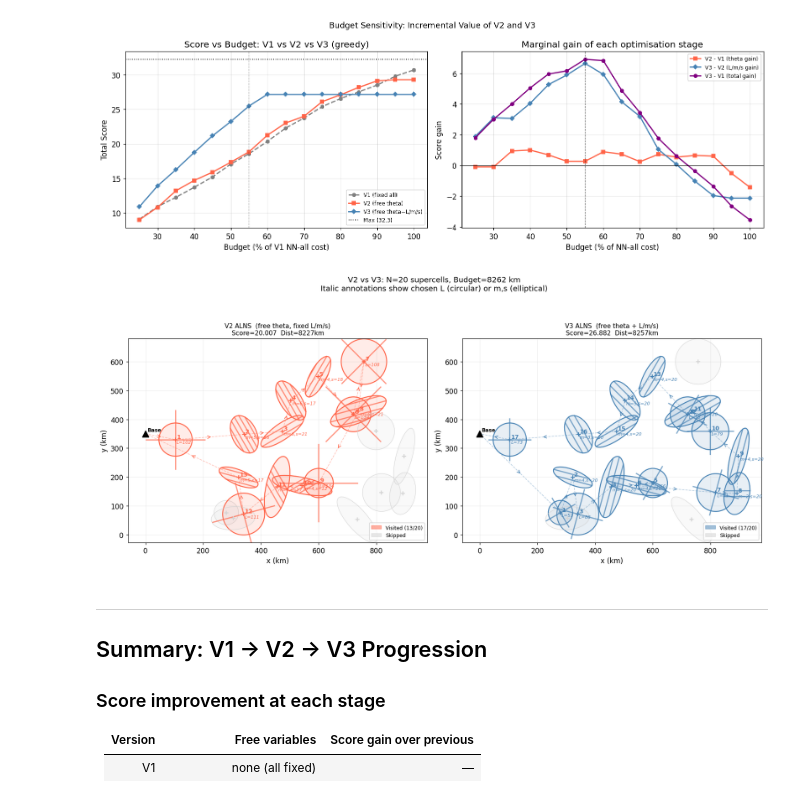
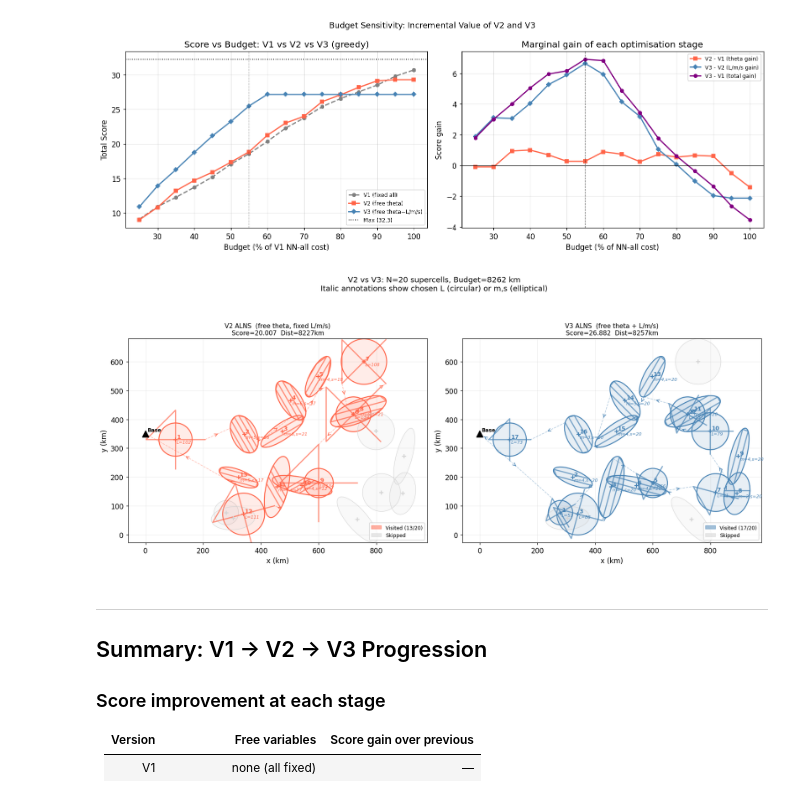
Before and after one commit to xf37/aerial-met-survey-optimizer, a Jupyter notebook: 05_v3_orienteering.ipynb, the cells around one changed output. Saved outputs shown, nothing was run; the diff lists cells and outputs as text; code cells hidden in the pictures.

```diff
--- a/05_v3_orienteering.ipynb
+++ b/05_v3_orienteering.ipynb
@@ -1004,37 +1004,42 @@ def draw_v3_route(ax, tour, configs, title, col='steelblue'):
         th3 = THETA_SET[k3]
         col_ = col if in_v else 'lightgray'
         lw_  = 1.5 if in_v else 0.6
-        al_  = 0.7 if in_v else 0.2
 
         if isinstance(cell, CircularSupercell):
             L3 = ex3
-            ax.add_patch(plt.Circle(cell.center, cell.radius,
-                                     color=col_, alpha=0.12))
-            ax.add_patch(plt.Circle(cell.center, cell.radius,
-                                     fill=False, edgecolor=col_, lw=lw_))
+            ax.add_patch(plt.Circle(cell.center, cell.radius, color=col_, alpha=0.12))
+            ax.add_patch(plt.Circle(cell.center, cell.radius, fill=False, edgecolor=col_, lw=lw_))
             if in_v:
-                for ang in [th3, th3+np.pi/2]:
-                    ps = cell.center - L3*uvec(ang)
-                    pe = cell.center + L3*uvec(ang)
-                    ax.plot([ps[0],pe[0]],[ps[1],pe[1]], color=col_, lw=1.8, alpha=0.7)
-                # Annotate chosen L
+                q = cell.center
+                A = q + L3 * uvec(th3)
+                B = q - L3 * uvec(th3)
+                C = q + L3 * uvec(th3 + np.pi/2)
+                D = q - L3 * uvec(th3 + np.pi/2)
+                # Connected flight path: A -> center -> B (arm1), B -> C (diagonal sqrt2*L3), C -> center -> D (arm2)
+                path = np.array([A, q, B, C, q, D])
+                ax.plot(path[:,0], path[:,1], color=col_, lw=1.8, alpha=0.7)
                 ax.text(cell.center[0]+4, cell.center[1]-14,
                         f"L={L3:.0f}", fontsize=7, color=col_, style='italic')
         else:
             ax.add_patch(Ellipse(cell.center, 2*cell.a, 2*cell.b,
                                   angle=np.degrees(cell.phi), color=col_, alpha=0.12))
             ax.add_patch(Ellipse(cell.center, 2*cell.a, 2*cell.b,
-                                  angle=np.degrees(cell.phi),
-                                  fill=False, edgecolor=col_, lw=lw_))
+                                  angle=np.degrees(cell.phi), fill=False, edgecolor=col_, lw=lw_))
             if in_v:
                 m3, s3 = ex3
                 n_vec = uvec(th3+np.pi/2)
+                legs  = []
                 for j in range(m3):
                     lc = cell.center + s3*(j-(m3-1)/2.0)*n_vec
                     r  = cell._ellipse_intersect(lc, th3)
-                    if r:
-                        ps, pe = r
-                        ax.plot([ps[0],pe[0]],[ps[1],pe[1]], color=col_, lw=1.8, alpha=0.7)
+                    if r: legs.append(r)
+                if legs:
+                    # Draw full boustrophedon path (all legs + connecting turns)
+                    wpts = []
+                    for j,(ps,pe) in enumerate(legs):
+                        wpts.extend([ps.copy(), pe.copy()] if j%2==0 else [pe.copy(), ps.copy()])
+                    wpts_arr = np.array(wpts)
+                    ax.plot(wpts_arr[:,0], wpts_arr[:,1], color=col_, lw=1.8, alpha=0.7)
                 ax.text(cell.center[0]+4, cell.center[1]-14,
                         f"m={m3},s={s3:.0f}", fontsize=7, color=col_, style='italic')
 
@@ -1043,46 +1048,57 @@ def draw_v3_route(ax, tour, configs, title, col='steelblue'):
         ax.text(cell.center[0]+4, cell.center[1]+4,
                 f"{rank}" if rank else "", fontsize=9, color=col_, fontweight='bold')
 
-    # Transit path
-    pts = np.array([BASE]+[scenario[n-1].center for n in tour[1:-1]]+[BASE])
-    ax.plot(pts[:,0], pts[:,1], color=col, lw=1.0, ls='--', alpha=0.4)
-    for k in range(len(pts)-1):
-        mid = (pts[k]+pts[k+1])/2; dv = pts[k+1]-pts[k]
+    # Transit path: draw segments between actual min-dist entry/exit candidate pairs
+    def min_cands_pair(pts_i, pts_j):
+        return min(
+            ((np.array(pi), np.array(pj)) for pi in pts_i for pj in pts_j),
+            key=lambda pp: np.linalg.norm(pp[0] - pp[1])
+        )
+
+    for s in range(len(tour)-1):
+        ni, nj = tour[s], tour[s+1]
+        pts_i = node_cands(ni, configs)
+        pts_j = node_cands(nj, configs)
+        exit_pt, entry_pt = min_cands_pair(pts_i, pts_j)
+        ax.plot([exit_pt[0], entry_pt[0]], [exit_pt[1], entry_pt[1]],
+                color=col, lw=1.0, ls='--', alpha=0.4)
+        dv = entry_pt - exit_pt
         if np.linalg.norm(dv)>10:
+            mid = (exit_pt + entry_pt) / 2
             ax.annotate('', xy=mid+0.015*dv, xytext=mid-0.015*dv,
                         arrowprops=dict(arrowstyle='->', color=col, lw=1.0))
 
     ax.plot(*BASE, 'k^', ms=10, zorder=10)
     ax.text(BASE[0]+8, BASE[1]+8, 'Base', fontsize=8, fontweight='bold')
     ax.set_aspect('equal'); ax.set_xlabel('x (km)'); ax.set_ylabel('y (km)')
     ax.grid(True, alpha=0.2)
     sc_str = f"Score={v3_score(tour,configs):.3f}  Dist={v3_dist(tour,configs):.0f}km"
     ax.set_title(f"{title}\n{sc_str}", fontsize=10)
     vis_p = mpatches.Patch(color=col,       alpha=0.5, label=f'Visited ({len(tour)-2}/{N})')
     unv_p = mpatches.Patch(color='lightgray',alpha=0.5, label='Skipped')
     ax.legend(handles=[vis_p,unv_p], fontsize=8, loc='lower right')
 
 
 fig, axes = plt.subplots(1, 2, figsize=(15, 7))
 xmin = min(c.center[0] for c in scenario)-150
 xmax = max(c.center[0] for c in scenario)+80
 ymin = min(c.center[1] for c in scenario)-80
 ymax = max(c.center[1] for c in scenario)+80
 
 draw_v3_route(axes[0], tour_v2, cfg_v2, "V2 ALNS  (free theta, fixed L/m/s)", col='tomato')
 draw_v3_route(axes[1], tour_v3, cfg_v3, "V3 ALNS  (free theta + L/m/s)",       col='steelblue')
 for ax in axes:
     ax.set_xlim(min(xmin, BASE[0]-60), xmax)
     ax.set_ylim(ymin, ymax)
 
 plt.suptitle(f"V2 vs V3: N={N} supercells, Budget={BUDGET:.0f} km\n"
              "Italic annotations show chosen L (circular) or m,s (elliptical)",
              fontsize=12)
 plt.tight_layout()
 plt.savefig('figures/v3_routes.png', bbox_inches='tight', dpi=120)
 plt.show()
 # %% [output]
-[figure, old version]
+[figure, new version]
 # %% [markdown]
 ---
 ## Summary: V1 → V2 → V3 Progression
```
Also changed, not shown: parts of 3 cells of this notebook, 5 other files.
